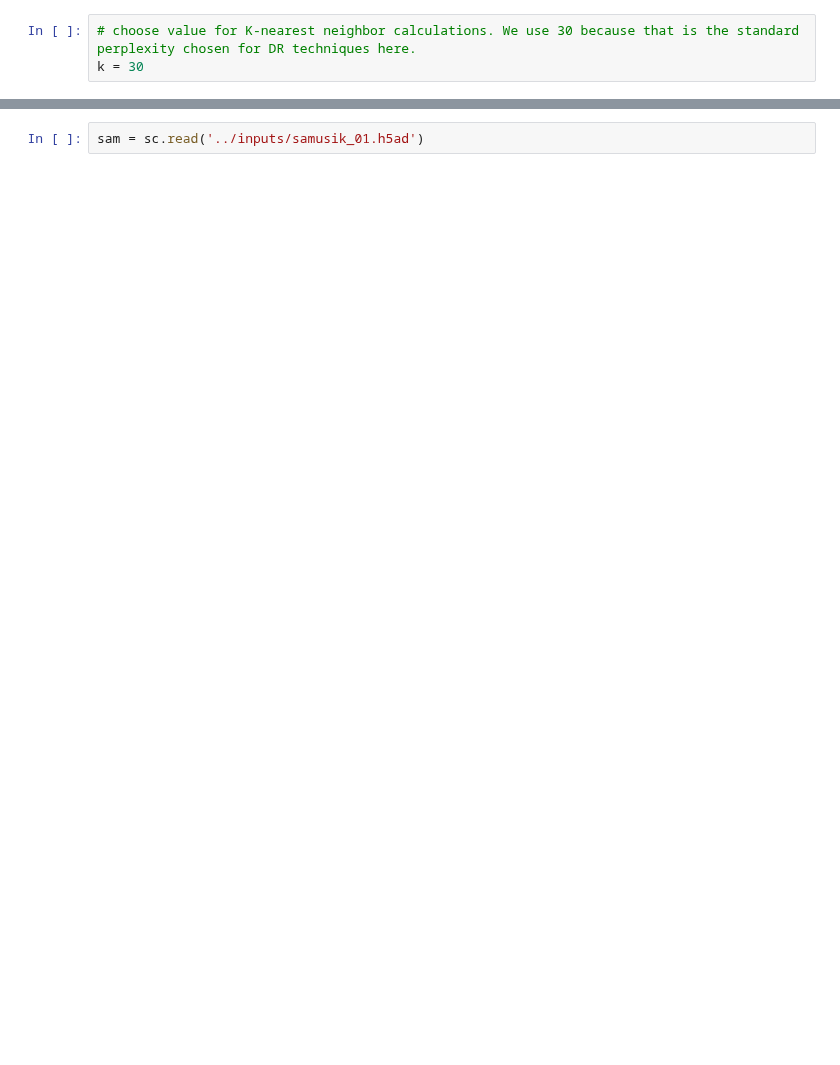
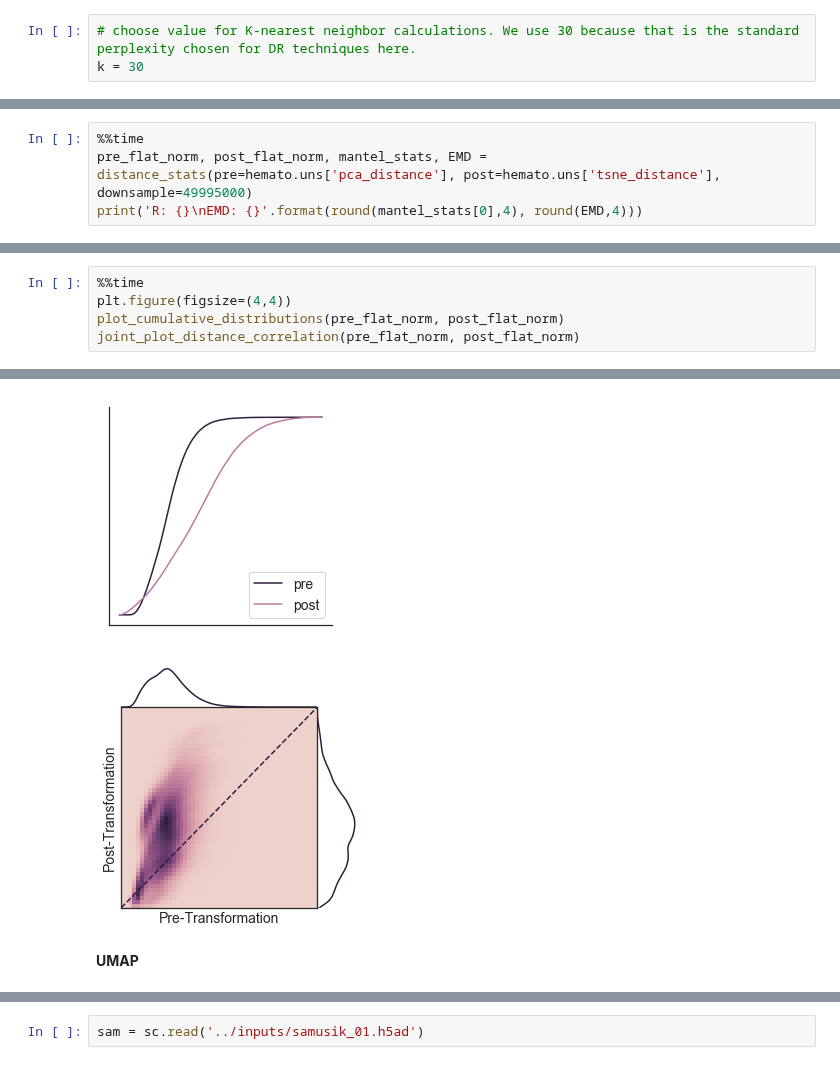
Before and after one commit to codyheiser/furry-couscous, a Jupyter notebook: dev/additional_datasets.ipynb, the cells around one changed output, grey strips where cells are left out. Saved outputs shown, nothing was run; the diff lists cells and outputs as text; blank space fills up the shorter version.

```diff
--- a/dev/additional_datasets.ipynb
+++ b/dev/additional_datasets.ipynb
@@ -129,0 +118,4 @@ Wall time: 24.5 s
+# %%
+%%time
+pre_flat_norm, post_flat_norm, mantel_stats, EMD = distance_stats(pre=hemato.uns['pca_distance'], post=hemato.uns['tsne_distance'], downsample=49995000)
+print('R: {}\nEMD: {}'.format(round(mantel_stats[0],4), round(EMD,4)))
@@ -129,0 +127,6 @@ Wall time: 24.5 s
+# %%
+%%time
+plt.figure(figsize=(4,4))
+plot_cumulative_distributions(pre_flat_norm, post_flat_norm)
+joint_plot_distance_correlation(pre_flat_norm, post_flat_norm)
+# %% [output]
@@ -130,2 +135,6 @@ Wall time: 24.5 s
+[figure, added]
+[figure, added]
+# %% [markdown]
+**UMAP**
 # %%
 %%time
```
Also changed, not shown: parts of 72 cells of this notebook, 5 other files.
